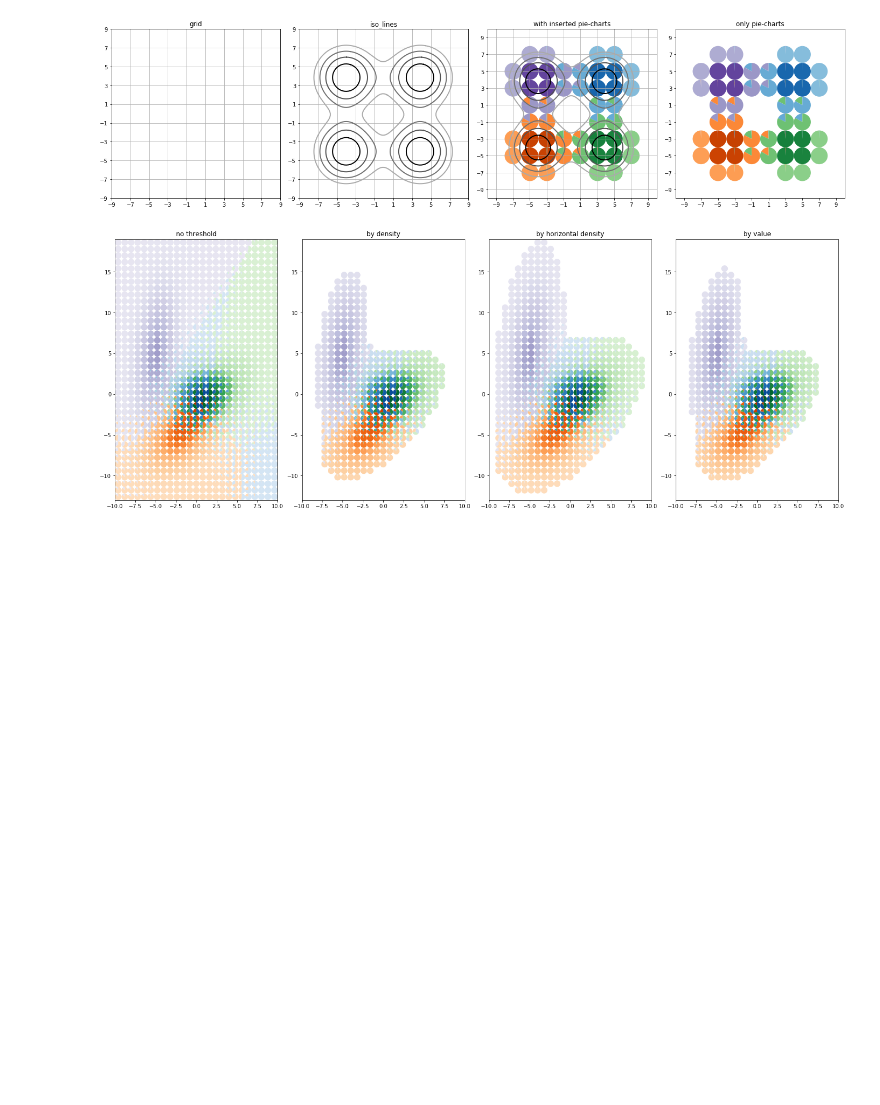
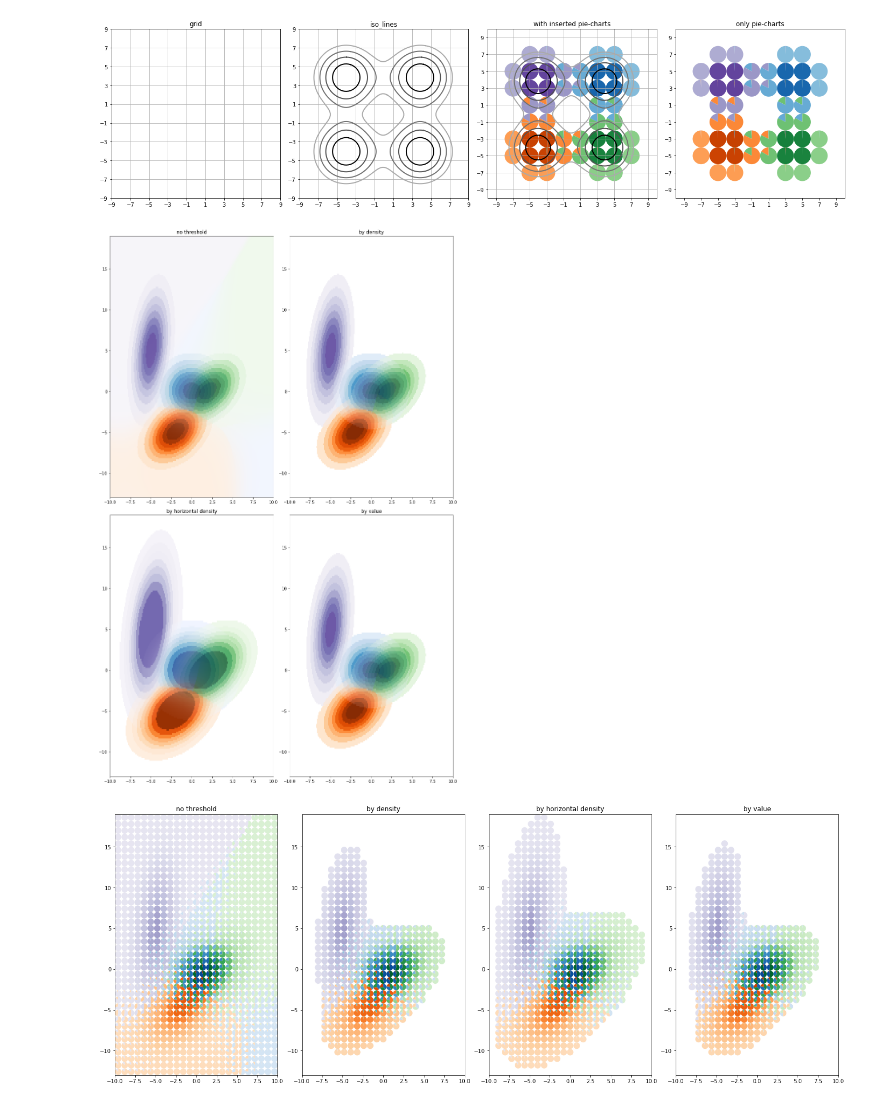
Before and after one commit to asver12/contour-maps-visualization, a Jupyter notebook: examples/Pie-charts.ipynb, the cells around one changed output. Saved outputs shown, nothing was run; the diff lists cells and outputs as text; code cells hidden in the pictures; blank space fills up the shorter version.

```diff
--- a/examples/Pie-charts.ipynb
+++ b/examples/Pie-charts.ipynb
@@ -116,6 +118,6 @@ fig.savefig("pie_chart_expl.png")
 # %%
 %autoreload 2
 # %%
-four_gaussians = example_data.generate_four_random_gaussians()
+four_gaussians = example_data.generate_four_random_gaussians(size)
 # %%
 ylimit = (-13, 19)
@@ -122,3 +126,25 @@ ylimit = (-13, 19)
+# %%
+fig, ((ax_0, ax_1), (ax_2, ax_3)) = plt.subplots(2,2)
+picture_plot.plot_image(ax_0, four_gaussians[10], contours=True, contour_lower_border_lvl=True, contour_lower_border_to_cut=-1, ylim=ylimit)
+ax_0.set_title("no threshold")
+# ax_0.set_aspect("equal")
+
+picture_plot.plot_image(ax_1, four_gaussians[10], contours=True, contour_method="equal_density", ylim=ylimit)
+ax_1.set_title("by density")
+#ax_1.set_aspect("equal")
+
+picture_plot.plot_image(ax_2, four_gaussians[10], contours=True, contour_method="equal_horizontal", ylim=ylimit)
+ax_2.set_title("by horizontal density")
+# ax_2.set_aspect("equal")
+
+picture_plot.plot_image(ax_3, four_gaussians[10], contours=True, contour_method="equal_value", ylim=ylimit)
+ax_3.set_title("by value")
+# ax_2.set_aspect("equal")
+fig.subplots_adjust(wspace=-.7)
+fig.tight_layout()
+fig.savefig("lower_border_cutting_contour_lines.png")
+# %% [output]
+[figure, added]
 # %%
 fig, (ax_0, ax_1, ax_2, ax_3) = plt.subplots(1,4)
 picture_plot.plot_image(ax_0, four_gaussians[10], contours=False, pie_charts=True, pie_chart_level_to_cut=0, pie_chart_modus="light",  pie_num=25, pie_chart_iso_level=40, ylim=ylimit)
```
Also changed, not shown: parts of 3 cells of this notebook, 4 other files.
